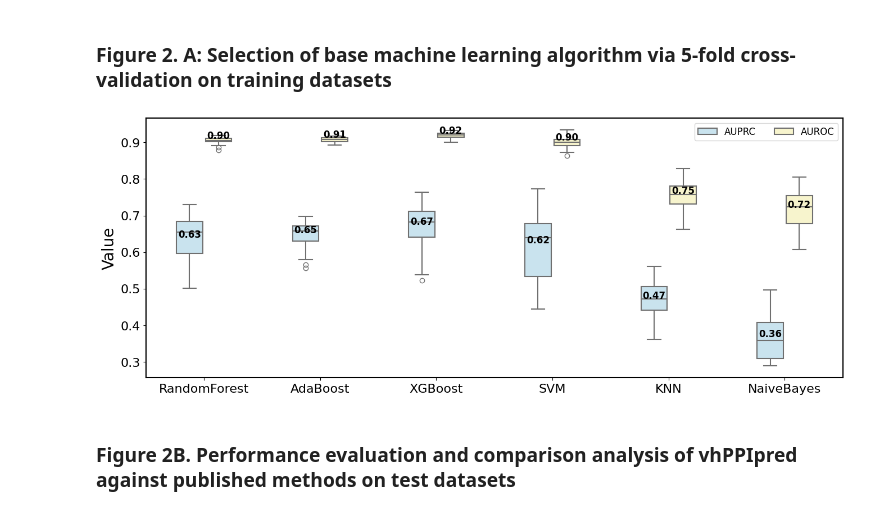
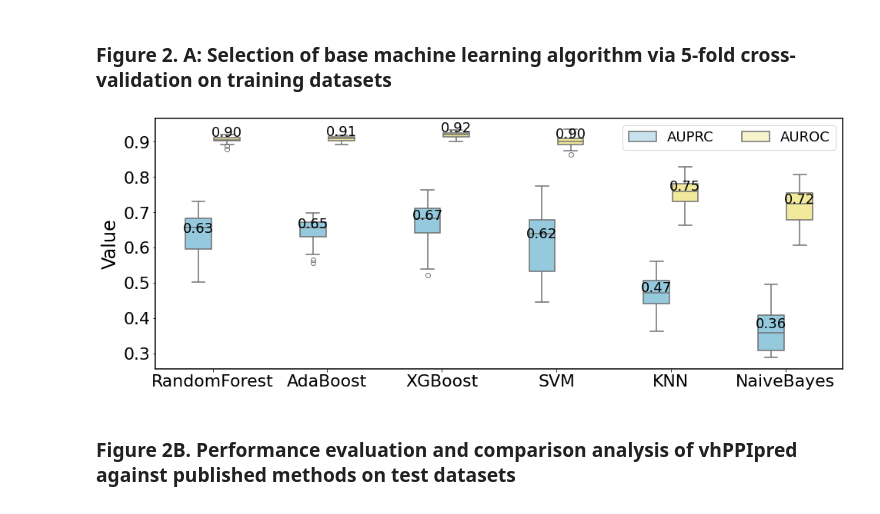
Before and after one commit to ZyuanZhang/vhPPIpred, a Jupyter notebook: FiguresForPaper.ipynb, the cells around one changed output. Drawn from its saved outputs; the diff is of its cells as text; code cells hidden in the pictures.

Commit message:
update figures
update figures

```diff
--- a/FiguresForPaper.ipynb
+++ b/FiguresForPaper.ipynb
@@ -92,39 +96,39 @@ n_metrics = len(metric_order)
 width = 0.5
 dodge_width = width / n_metrics
 
 for i, method in enumerate(methods):
     for j, metric in enumerate(metric_order):
         mean_value = means[(means["Method"] == method) & (means["Metric"] == metric)]["Value"]
         if not mean_value.empty:
             mean_value = mean_value.values[0]
             x_pos = i - (width / 2) + (j + 0.5) * dodge_width
-            plt.text(x_pos, mean_value, f"{mean_value:.2f}", ha='center', va='bottom', fontsize=12, fontweight="bold", color="black")
+            plt.text(x_pos, mean_value, f"{mean_value:.2f}", ha='center', va='bottom', fontsize=18, color="black")
 
 # adjust coordinate axis and legend
-plt.xticks(fontsize=16)
-plt.yticks(fontsize=16)
+plt.xticks(fontsize=22)
+plt.yticks(fontsize=22)
 plt.xlabel("")
-plt.ylabel("Value", fontsize=20)
+plt.ylabel("Value", fontsize=24)
 
 ax.spines['top'].set_linewidth(1.5)
 ax.spines['right'].set_linewidth(1.5)
 ax.spines['bottom'].set_linewidth(1.5)
 ax.spines['left'].set_linewidth(1.5)
 
 handles, labels = ax.get_legend_handles_labels()
 
-plt.legend(handles, labels, title="", loc='upper right', bbox_to_anchor=(1, 1), ncol=2, fontsize=12)
+plt.legend(handles, labels, title="", loc='upper right', bbox_to_anchor=(1, 1), ncol=2, fontsize=18)
 
 # 保存为高分辨率PDF
 plt.savefig("./FigForPaper/Fig2A.pdf",
             format="pdf",
             dpi=300,  # 高分辨率
             bbox_inches="tight",  # 防止内容被裁剪
             pad_inches=0.1)  # 添加少许边距
 
 plt.show()
 # %% [output]
-[figure, old version]
+[figure, new version]
 # %% [markdown]
 ### Figure 2B. Performance evaluation and comparison analysis of vhPPIpred against published methods on test datasets
 # %%
```
Also changed, not shown: parts of 6 cells of this notebook, 8 other files.
